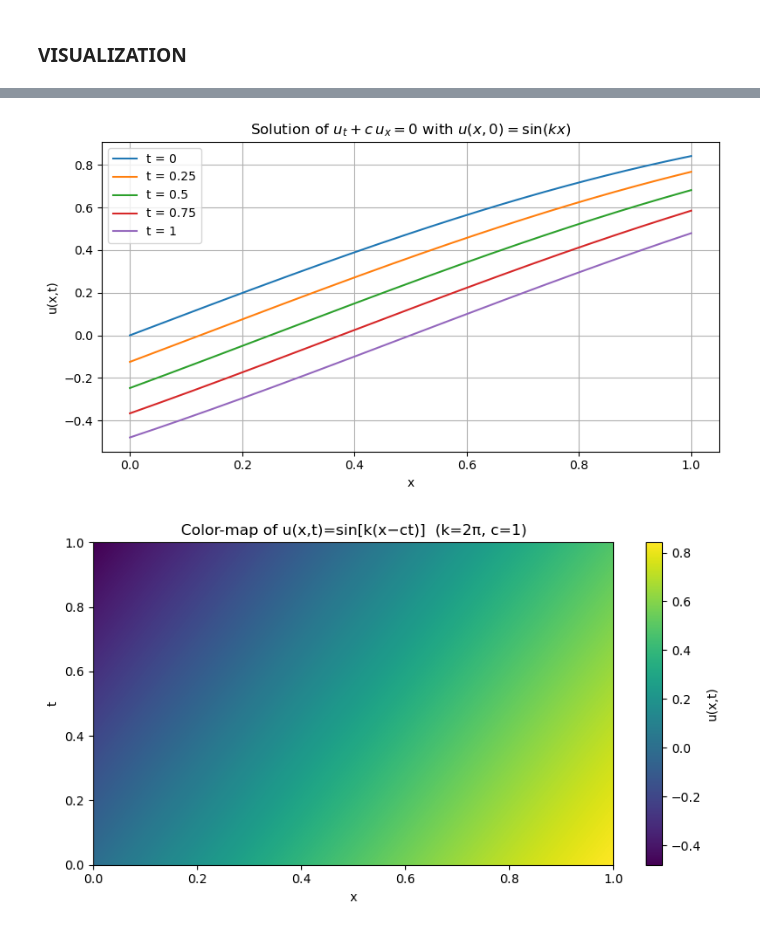
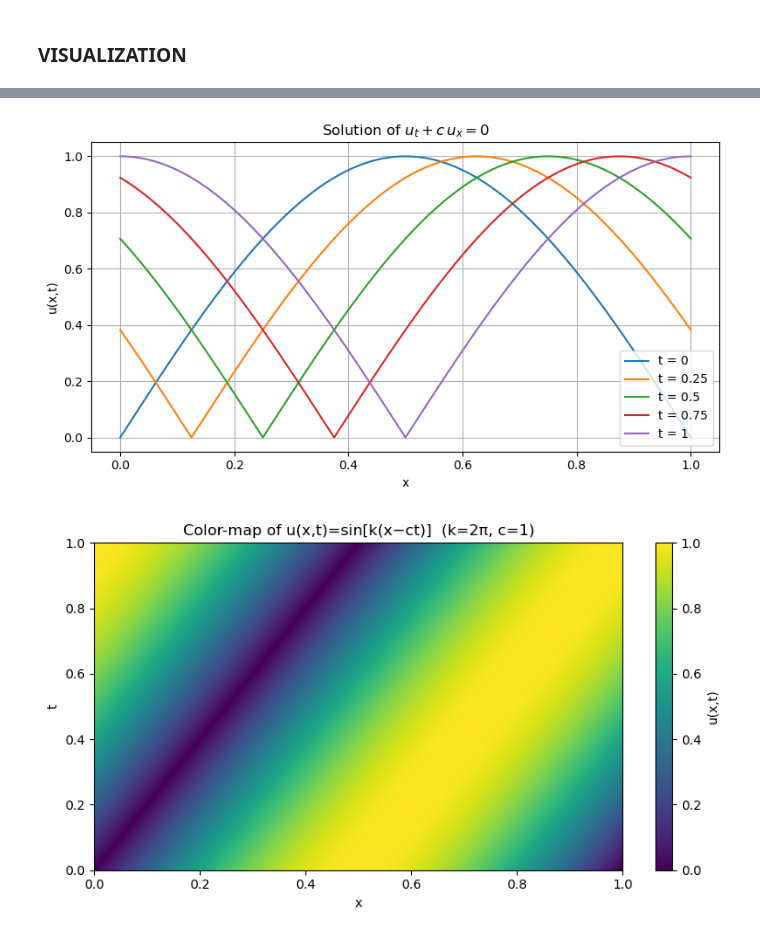
Before and after one commit to olcruzgonzalez/linear_advection_1D1d, a Jupyter notebook: generate_dataset/inspection.ipynb, the cells around one changed output, grey strips where cells are left out. Cells and saved outputs as stored; diff of their text form; code cells hidden in the pictures.

```diff
--- a/generate_dataset/inspection.ipynb
+++ b/generate_dataset/inspection.ipynb
@@ -66,7 +67,10 @@ axis.plot(coordinates[:,:,-1], u[:,:,-1],'.r')
+# %%
+def u_close_form(x, t, c):
+    return np.where(x >= c*t,
+                    np.sin(np.pi * (x - c*t)),   # from initial line
+                    np.sin(np.pi/2 * (t - x/c)))   # from inflow boundary
 # %%
 # --- parameters ---------------------------------------------------------
-# k = 2 * np.pi       # wavenumber  (→ one spatial period = 1 unit length)
-k = 1
 c = 0.5            # advection speed
 t_values = [0.0, 0.25, 0.5, 0.75, 1.0]   # times at which to plot
 
@@ -77,10 +81,10 @@ x = np.linspace(x_min, x_max, 401)
 # --- plot ---------------------------------------------------------------
 plt.figure(figsize=(8, 4.5))
 for t in t_values:
-    u = np.sin(k * (x - c * t))
+    u = u_close_form(x, t, c)
     plt.plot(x, u, label=f"t = {t:g}")
 
-plt.title(r"Solution of $u_t + c\,u_x = 0$ with $u(x,0)=\sin(kx)$")
+plt.title(r"Solution of $u_t + c\,u_x = 0$")
 plt.xlabel("x")
 plt.ylabel("u(x,t)")
 plt.grid(True)
@@ -88,36 +92,35 @@ plt.legend()
 plt.tight_layout()
 plt.show()
 # %% [output]
-[figure, old version]
+[figure, new version]
 # %%
-# Parameters for the closed-form solution u(x,t) = sin[k (x − c t)]
-k = 1.0   # wavenumber  (one spatial period = 1)
+# Parameters for the closed-form solution
 c = 0.5         # advection speed
 
 # Computational grid
 x_min, x_max, nx = 0.0, 1.0, 400   # x ∈ [x_min, x_max] with nx points
 t_min, t_max, nt = 0.0, 1.0, 200    # t ∈ [t_min, t_max] with nt points
 
 x = np.linspace(x_min, x_max, nx)
 t = np.linspace(t_min, t_max, nt)
 X, T = np.meshgrid(x, t)            # shape (nt, nx)
 
 # Closed-form solution on the grid
-U = np.sin(k * (X - c * T))
+U = u_close_form(X, T, c)
 
 # Plot: x on horizontal axis, t on vertical axis, color encodes u(x,t)
 plt.figure(figsize=(8, 4.5))
 plt.imshow(
     U,
     extent=[x_min, x_max, t_min, t_max],
     aspect="auto",
     origin="lower"  # makes t = 0 at the bottom
 )
 plt.colorbar(label="u(x,t)")
 plt.title("Color-map of u(x,t)=sin[k(x−ct)]  (k=2π, c=1)")
 plt.xlabel("x")
 plt.ylabel("t")
 plt.tight_layout()
 plt.show()
 # %% [output]
-[figure, old version]
+[figure, new version]
```
Also changed, not shown: parts of 2 cells of this notebook, 4 other files.
